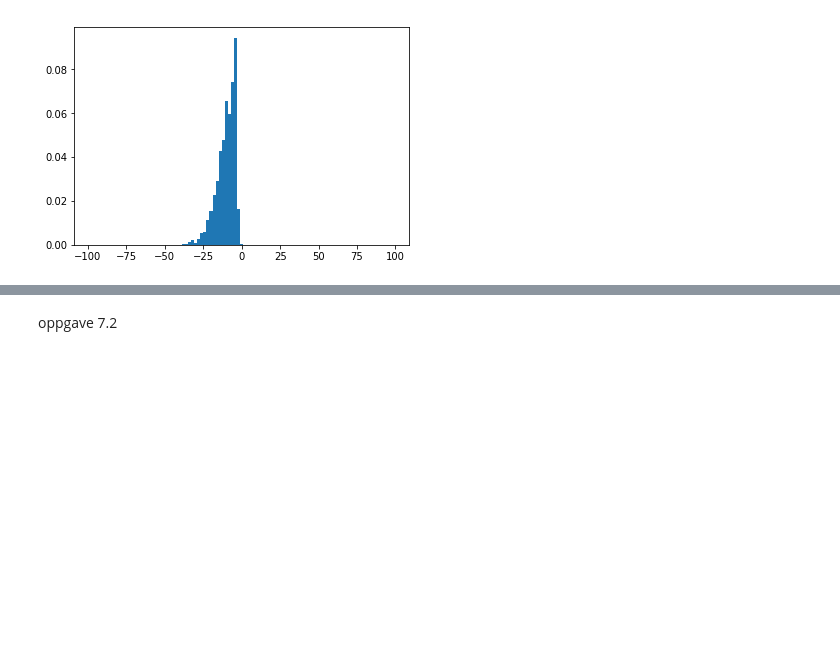
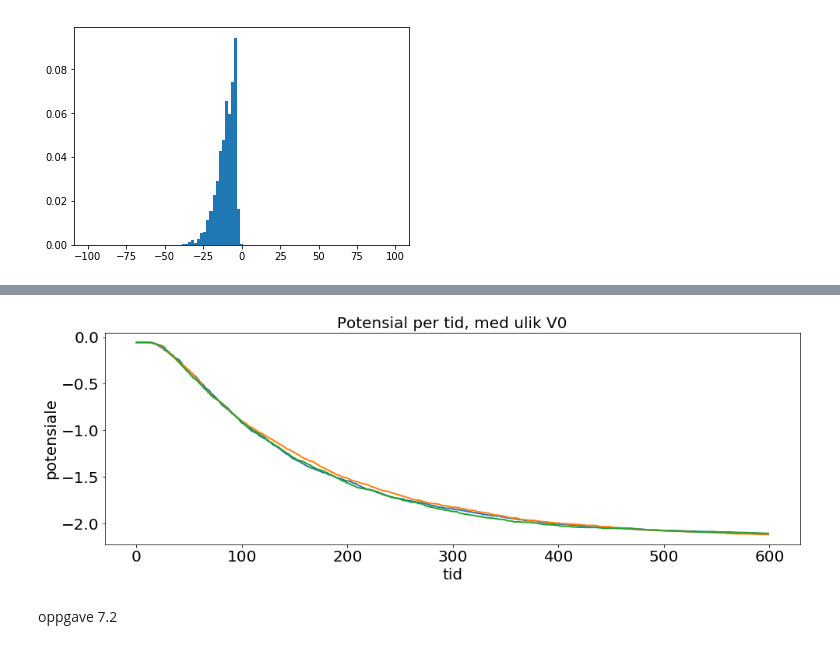
Before and after one commit to sigriaun/vitber-prosjekt3, a Jupyter notebook: prosjekt3.ipynb, the cells around one changed output, grey strips where cells are left out. Cells and saved outputs as stored; diff of their text form; code cells hidden in the pictures; blank space fills up the shorter version.

```diff
--- a/prosjekt3.ipynb
+++ b/prosjekt3.ipynb
@@ -565,3 +514,26 @@ OverflowError: math range error
+# %%
+
+V0=1/beta
+nt=600
+
+#V0*beta=0
+tList,VtList0=randomWalkPotential(V1,V1,nt,NaB0,NaA0,KB0,KA0,0,0)
+#V0*beta=1
+tList,VtList1=randomWalkPotential(V1,V1,nt,NaB0,NaA0,KB0,KA0,V0,V0)
+#V0*beta=3
+tList,VtList3=randomWalkPotential(V1,V1,nt,NaB0,NaA0,KB0,KA0,V0*3,V0*3)
+
+
+#plotter
+plt.plot(tList,VtList0)
+plt.plot(tList,VtList1)
+plt.plot(tList,VtList3)
+plt.xlabel("tid")
+plt.ylabel("potensiale")
+plt.title("Potensial per tid, med ulik V0")
+plt.show()
+# %% [output]
+[figure, added]
 # %% [markdown]
 oppgave 7.2
 # %%
```
Also changed, not shown: parts of 8 cells of this notebook.
